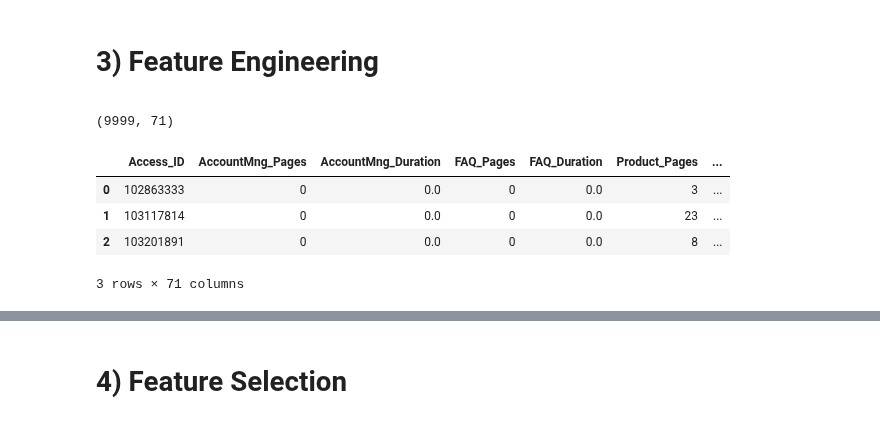
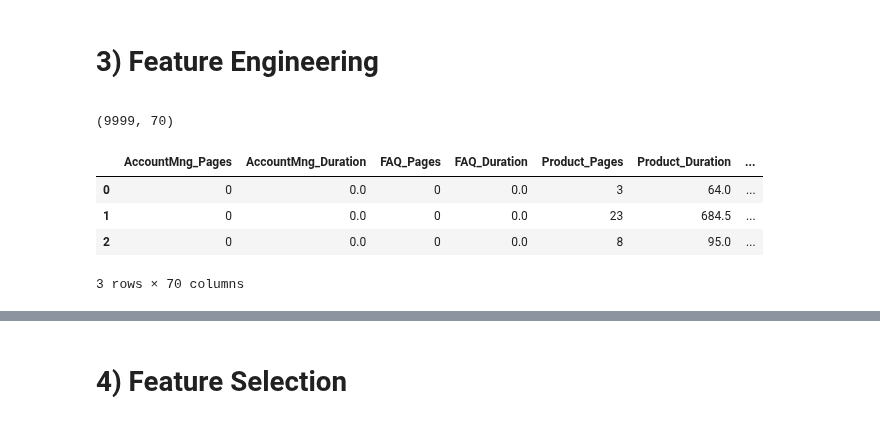
Before and after one commit to JohnnyCodess/Project-Machine-Learning, a Jupyter notebook: USAR ESTE!!!.ipynb, the cells around one changed output, grey strips where cells are left out. Cells and saved outputs as stored; diff of their text form; code cells hidden in the pictures.

```diff
--- a/USAR ESTE!!!.ipynb
+++ b/USAR ESTE!!!.ipynb
@@ -327,37 +340,38 @@ def create_new_variables(df):
     df['Month'] = df['Month'].apply(lambda x: calendar.month_abbr[x])
     month = pd.DataFrame(pd.get_dummies(df['Month'], drop_first = True, dtype=bool))
 
     df['Type_of_Traffic'] = df['Type_of_Traffic'].apply(lambda x: 'Traffic_' + str(x))
     type_traffic = pd.DataFrame(pd.get_dummies(df['Type_of_Traffic'], drop_first = True, dtype=bool))
 
     df['Browser'] = df['Browser'].apply(lambda x: 'Browser_' + str(x))
     browser = pd.DataFrame(pd.get_dummies(df['Browser'], drop_first = True, dtype=bool))
 
     country=pd.DataFrame(pd.get_dummies(df['Country'], drop_first = True, dtype=bool))
 
     df = pd.concat((df,month,type_traffic,browser,country), axis=1)
 
     # Remove unwanted columns from the dataset
     df.drop('OS', axis=1, inplace=True)
     df.drop('Country', axis=1, inplace=True)
     df.drop('Type_of_Visitor', axis=1, inplace=True)
     df.drop('Browser', axis=1, inplace=True)
     df.drop('Type_of_Traffic', axis=1, inplace=True)
     df.drop('Date', axis=1, inplace=True)
     df.drop('Month', axis=1, inplace=True)
+    df.drop('Access_ID', axis=1, inplace=True)
 
     return df
 
 
 # Call the function created above (with techscape)
 techscape = create_new_variables(techscape)
 print(techscape.shape)
 display(techscape.head(3))
 # %% [output]
-(9999, 71)
+(9999, 70)
-|  | Access_ID | AccountMng_Pages | AccountMng_Duration | FAQ_Pages | FAQ_Duration | Product_Pages | ... |
-| 0 | 102863333 | 0 | 0.0 | 0 | 0.0 | 3 | ... |
-| 1 | 103117814 | 0 | 0.0 | 0 | 0.0 | 23 | ... |
-| 2 | 103201891 | 0 | 0.0 | 0 | 0.0 | 8 | ... |
+|  | AccountMng_Pages | AccountMng_Duration | FAQ_Pages | FAQ_Duration | Product_Pages | Product_Duration | ... |
+| 0 | 0 | 0.0 | 0 | 0.0 | 3 | 64.0 | ... |
+| 1 | 0 | 0.0 | 0 | 0.0 | 23 | 684.5 | ... |
+| 2 | 0 | 0.0 | 0 | 0.0 | 8 | 95.0 | ... |
-3 rows × 71 columns
+3 rows × 70 columns
 # %%
```
Also changed, not shown: parts of 79 cells of this notebook.
